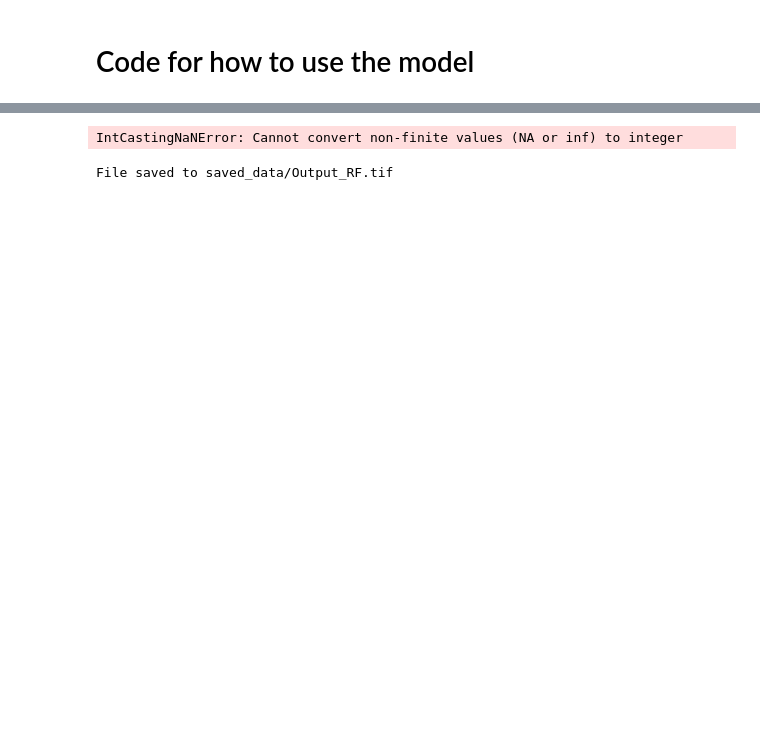
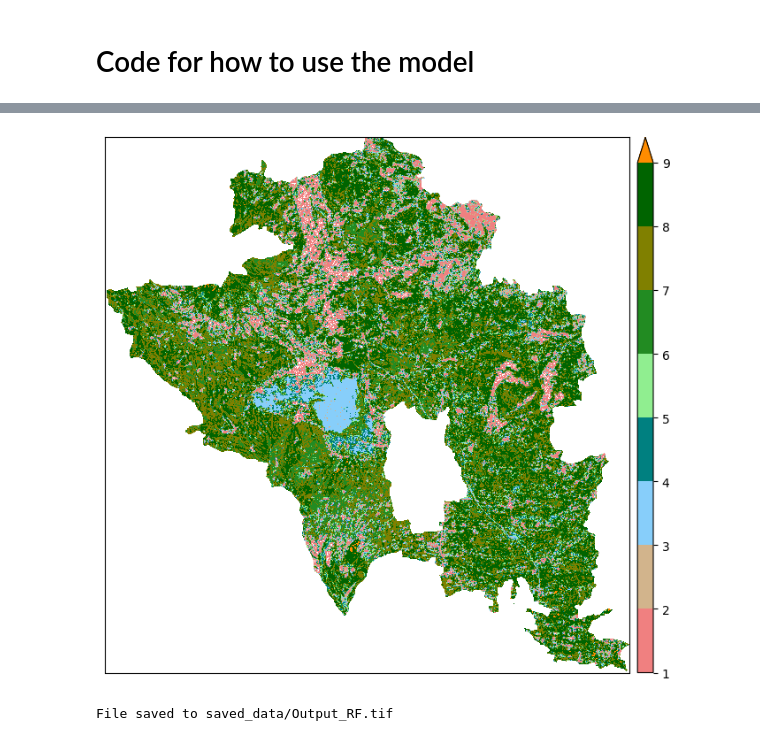
Before and after one commit to C242-PS410-Capstone-Team/Machine-Learning, a Jupyter notebook: Test_Saved_Model.ipynb, the cells around one changed output, grey strips where cells are left out. Saved outputs shown, nothing was run; the diff lists cells and outputs as text; code cells hidden in the pictures; blank space fills up the shorter version.

```diff
--- a/Test_Saved_Model.ipynb
+++ b/Test_Saved_Model.ipynb
@@ -89,43 +91,52 @@ if (MODEL == 'CNN'):
 if (MODEL == 'RF'):
     # Load image
     image = rasterio.open(IMAGE_PATH)
 
     bandNum = image.count
     height = image.height
     width = image.width
     crs = image.crs
     transform = image.transform
     shape = (height, width)
 
     image_data = []
 
+    # Collect valid features
     used_image_feature = [i + 1 for i in range(0, len(ALL_FEATURES)) if image.descriptions[i] in FEATURES]
     for i in used_image_feature:
         band_data = image.read(i).flatten()
         image_data.append(band_data)
 
     # Create DataFrame for image data
-    image_df = pd.DataFrame(np.array(image_data).T, columns=[word for word in FEATURES])
-    image_df['elevation'] = image_df['elevation'].astype(np.int64)
+    image_df = pd.DataFrame(np.array(image_data).T, columns=FEATURES)
 
-    # Convert to TensorFlow dataset
-    image_ds = tfdf.keras.pd_dataframe_to_tf_dataset(image_df)
+    # Replace invalid values in elevation (e.g., NaN, Inf)
+    image_df['elevation'] = image_df['elevation'].replace([np.inf, -np.inf, np.nan], 0).astype(np.int64)
 
-    print(image_ds)
+    # Dynamically identify valid pixels (rows without NaN or all-zero features)
+    valid_pixels = ~((image_df == 0).all(axis=1) | image_df.isnull().any(axis=1))
+    valid_data = image_df[valid_pixels]
 
-    # Use the dictionary as input to the model
-    prediction = model(dict(image_df))
-    image_predicted_classes = np.argmax(prediction, axis=1)
+    # Convert valid data to TensorFlow dataset
+    valid_ds = tfdf.keras.pd_dataframe_to_tf_dataset(valid_data)
 
-    # Reshape predictions to image dimensions
+    # Predict on valid data
+    prediction = model(dict(valid_data))
+    valid_predicted_classes = np.argmax(prediction, axis=1)
+
+    # Create an empty array for the output and fill in only valid predictions
+    image_predicted_classes = np.full(image_df.shape[0], np.nan)  # Initialize with NaN
+    image_predicted_classes[valid_pixels] = valid_predicted_classes
+
+    # Reshape predictions back to the original image dimensions
     image_predicted_classes = image_predicted_classes.reshape(shape)
 
     # Visualize the predictions
     cmap, norm = from_levels_and_colors(CLASSES, PALETTE, extend='max')
     ep.plot_bands(image_predicted_classes, cmap=cmap, norm=norm, figsize=(8, 8))
     plt.show()
 # %% [output]
-IntCastingNaNError: Cannot convert non-finite values (NA or inf) to integer
+[figure, added]
 # %%
 # Save file to drive
 save_location = 'saved_data/'
```
Also changed, not shown: parts of 5 cells of this notebook, 10 other files.
